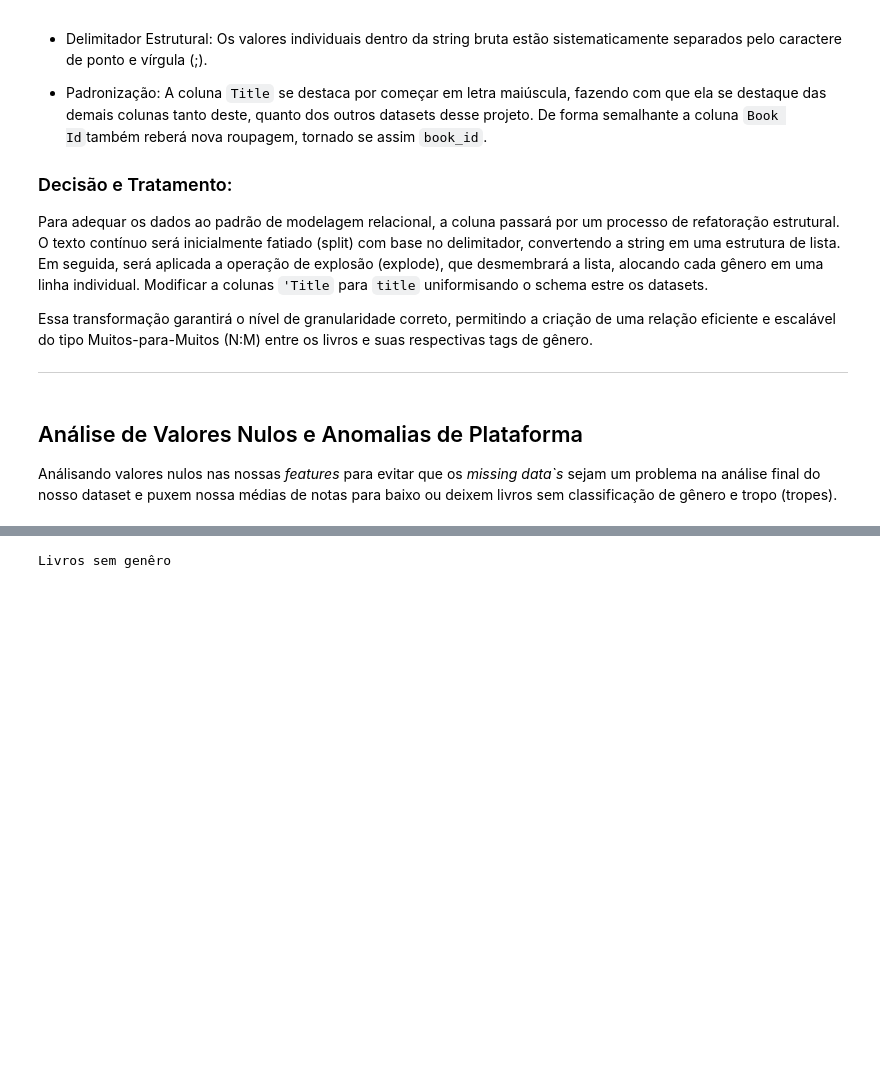
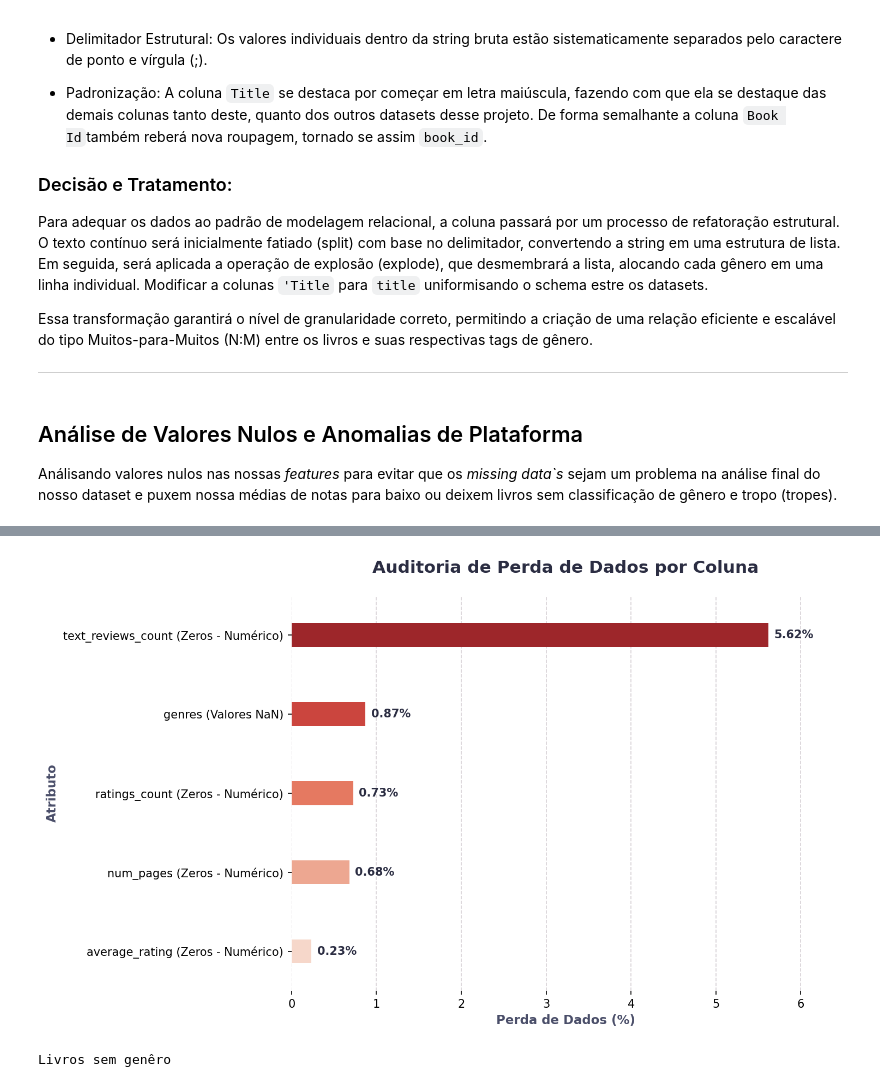
Before and after one commit to AleCecilio/entertainment_industry_performance_analysis, a Jupyter notebook: notebooks/01_eda_goodreads.ipynb, the cells around one changed output, grey strips where cells are left out. Saved outputs shown, nothing was run; the diff lists cells and outputs as text; code cells hidden in the pictures; blank space fills up the shorter version.

```diff
--- a/notebooks/01_eda_goodreads.ipynb
+++ b/notebooks/01_eda_goodreads.ipynb
@@ -178,3 +145,7 @@ Diagnóstico de Zeros — Goodreads Dataset
+# %%
+grafico_percentual_missing_data(df=df_resumo_nulos_books, tamanho_figura=(10,6), polegadas=150, width=0.3)
+# %% [output]
+[figure, added]
 # %%
 display(
     destacar_anomalias(
```
Also changed, not shown: parts of 15 cells of this notebook, 10 other files.
